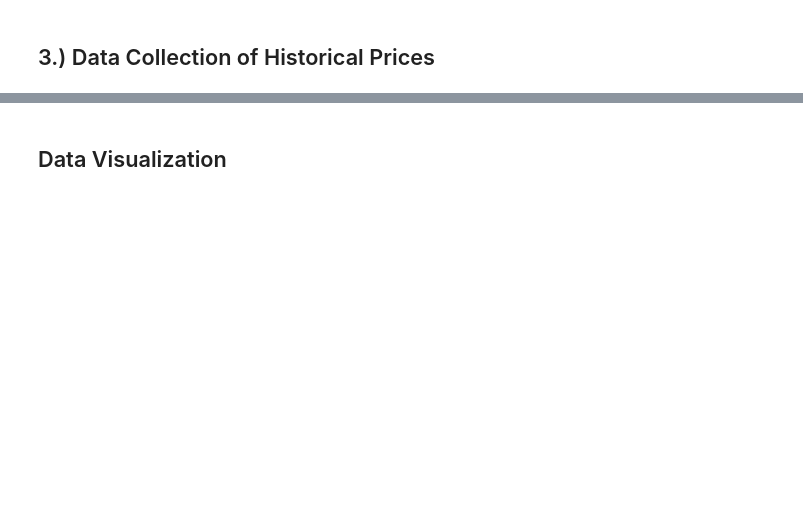
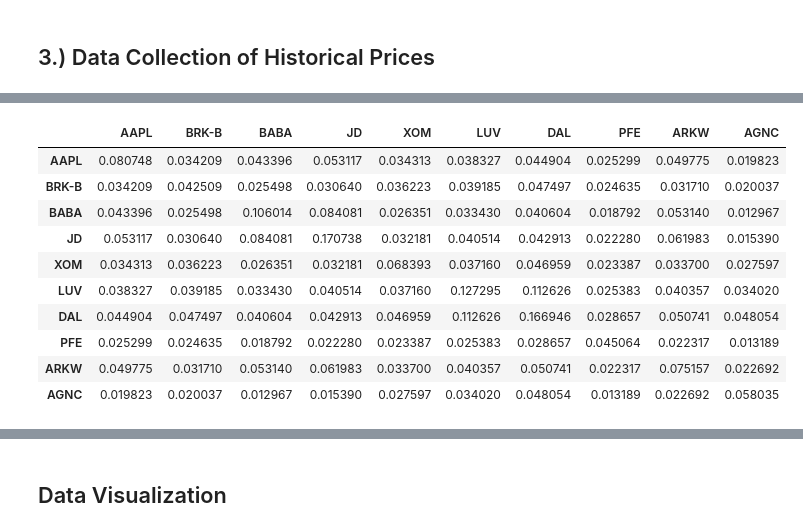
Before and after one commit to jpaguirre15/robinhood-portfolio-analysis, a Jupyter notebook: stonks - Finalized.ipynb, the cells around one changed output, grey strips where cells are left out. Saved outputs shown, nothing was run; the diff lists cells and outputs as text; code cells hidden in the pictures; blank space fills up the shorter version.

```diff
--- a/stonks - Finalized.ipynb
+++ b/stonks - Finalized.ipynb
@@ -152,6 +410,18 @@ sec_returns.idxmax()
 # %%
-# Covariance
+# Covariance yearly
 # Determines if there is a relationship between two stocks, whether they move together:
 # positively, negatively, or neutral
-return_cov = sec_returns.cov()
+return_cov = sec_returns.cov()*250
 return_cov
+# %% [output]
+|  | AAPL | BRK-B | BABA | JD | XOM | LUV | DAL | PFE | ARKW | AGNC |
+| AAPL | 0.080748 | 0.034209 | 0.043396 | 0.053117 | 0.034313 | 0.038327 | 0.044904 | 0.025299 | 0.049775 | 0.019823 |
+| BRK-B | 0.034209 | 0.042509 | 0.025498 | 0.030640 | 0.036223 | 0.039185 | 0.047497 | 0.024635 | 0.031710 | 0.020037 |
+| BABA | 0.043396 | 0.025498 | 0.106014 | 0.084081 | 0.026351 | 0.033430 | 0.040604 | 0.018792 | 0.053140 | 0.012967 |
+| JD | 0.053117 | 0.030640 | 0.084081 | 0.170738 | 0.032181 | 0.040514 | 0.042913 | 0.022280 | 0.061983 | 0.015390 |
+| XOM | 0.034313 | 0.036223 | 0.026351 | 0.032181 | 0.068393 | 0.037160 | 0.046959 | 0.023387 | 0.033700 | 0.027597 |
+| LUV | 0.038327 | 0.039185 | 0.033430 | 0.040514 | 0.037160 | 0.127295 | 0.112626 | 0.025383 | 0.040357 | 0.034020 |
+| DAL | 0.044904 | 0.047497 | 0.040604 | 0.042913 | 0.046959 | 0.112626 | 0.166946 | 0.028657 | 0.050741 | 0.048054 |
+| PFE | 0.025299 | 0.024635 | 0.018792 | 0.022280 | 0.023387 | 0.025383 | 0.028657 | 0.045064 | 0.022317 | 0.013189 |
+| ARKW | 0.049775 | 0.031710 | 0.053140 | 0.061983 | 0.033700 | 0.040357 | 0.050741 | 0.022317 | 0.075157 | 0.022692 |
+| AGNC | 0.019823 | 0.020037 | 0.012967 | 0.015390 | 0.027597 | 0.034020 | 0.048054 | 0.013189 | 0.022692 | 0.058035 |
```
Also changed, not shown: parts of 44 cells of this notebook, 1 other file.
